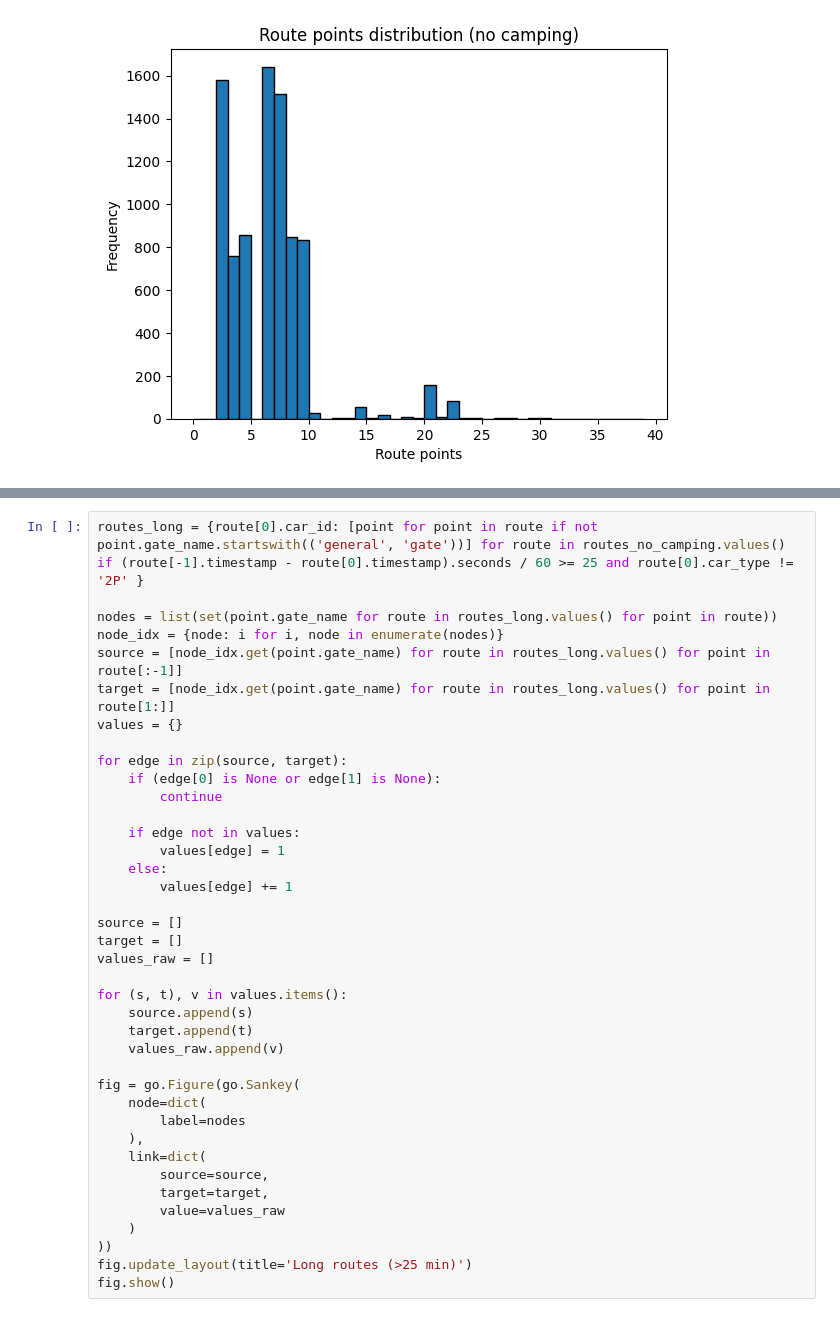
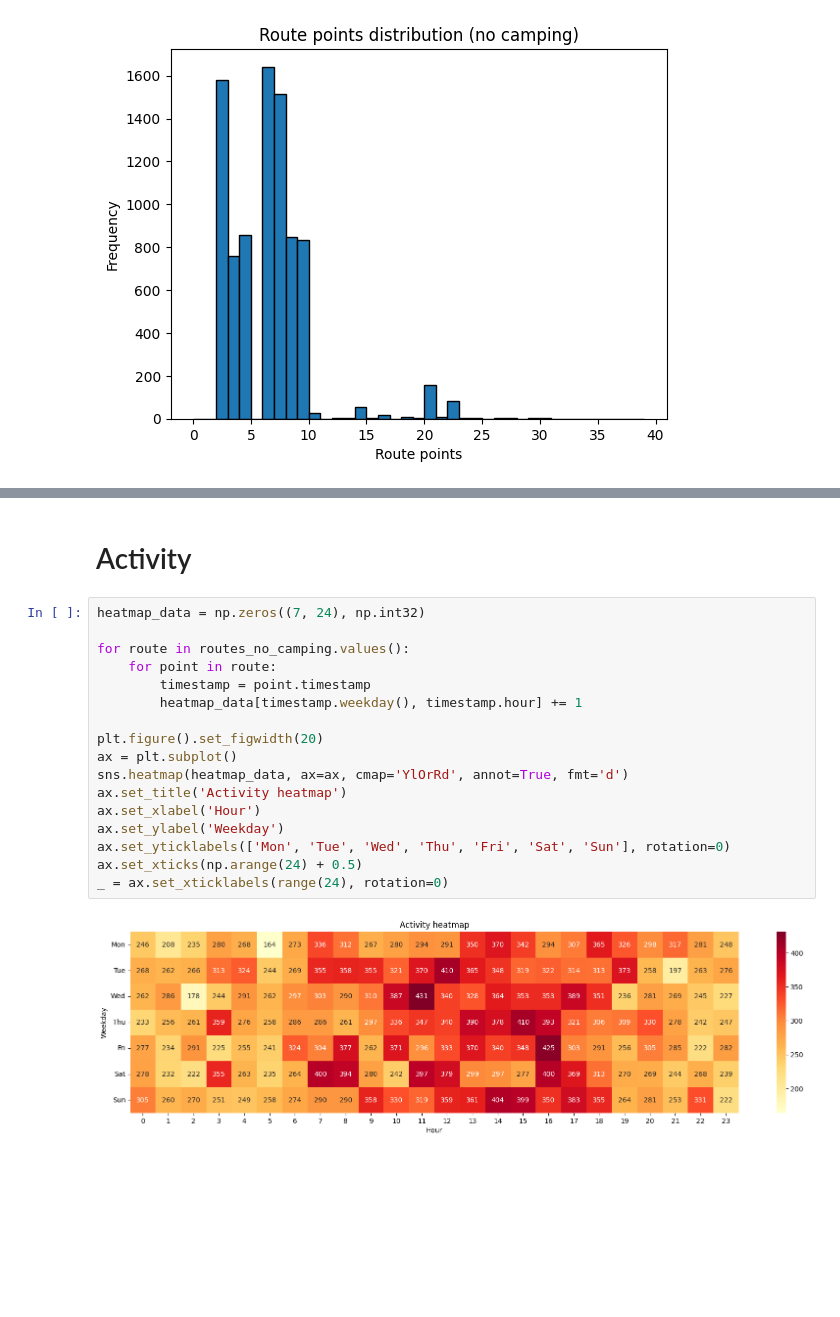
Before and after one commit to R3dKar/vast-2017-mc1, a Jupyter notebook: analysis/transit.ipynb, the cells around one changed output, grey strips where cells are left out. Drawn from its saved outputs; the diff is of its cells as text; blank space fills up the shorter version.

Commit message:
feat: add stransit activity graphs

```diff
--- a/analysis/transit.ipynb
+++ b/analysis/transit.ipynb
@@ -116,39 +78,21 @@ fig.show()
-# %%
-routes_long = {route[0].car_id: [point for point in route if not point.gate_name.startswith(('general', 'gate'))] for route in routes_no_camping.values() if (route[-1].timestamp - route[0].timestamp).seconds / 60 >= 25 and route[0].car_type != '2P' }
-
-nodes = list(set(point.gate_name for route in routes_long.values() for point in route))
-node_idx = {node: i for i, node in enumerate(nodes)}
-source = [node_idx.get(point.gate_name) for route in routes_long.values() for point in route[:-1]]
-target = [node_idx.get(point.gate_name) for route in routes_long.values() for point in route[1:]]
-values = {}
-
-for edge in zip(source, target):
-    if (edge[0] is None or edge[1] is None):
-        continue
-
-    if edge not in values:
-        values[edge] = 1
-    else:
-        values[edge] += 1
-
-source = []
-target = []
-values_raw = []
-
-for (s, t), v in values.items():
-    source.append(s)
-    target.append(t)
-    values_raw.append(v)
-
-fig = go.Figure(go.Sankey(
-    node=dict(
-        label=nodes
-    ),
-    link=dict(
-        source=source,
-        target=target,
-        value=values_raw
-    )
-))
-fig.update_layout(title='Long routes (>25 min)')
-fig.show()
+# %% [markdown]
+# Activity
+# %%
+heatmap_data = np.zeros((7, 24), np.int32)
+
+for route in routes_no_camping.values():
+    for point in route:
+        timestamp = point.timestamp
+        heatmap_data[timestamp.weekday(), timestamp.hour] += 1
+
+plt.figure().set_figwidth(20)
+ax = plt.subplot()
+sns.heatmap(heatmap_data, ax=ax, cmap='YlOrRd', annot=True, fmt='d')
+ax.set_title('Activity heatmap')
+ax.set_xlabel('Hour')
+ax.set_ylabel('Weekday')
+ax.set_yticklabels(['Mon', 'Tue', 'Wed', 'Thu', 'Fri', 'Sat', 'Sun'], rotation=0)
+ax.set_xticks(np.arange(24) + 0.5)
+_ = ax.set_xticklabels(range(24), rotation=0)
+# %% [output]
+[figure, added]
```
Also changed, not shown: parts of 7 cells of this notebook, 4 other files.
